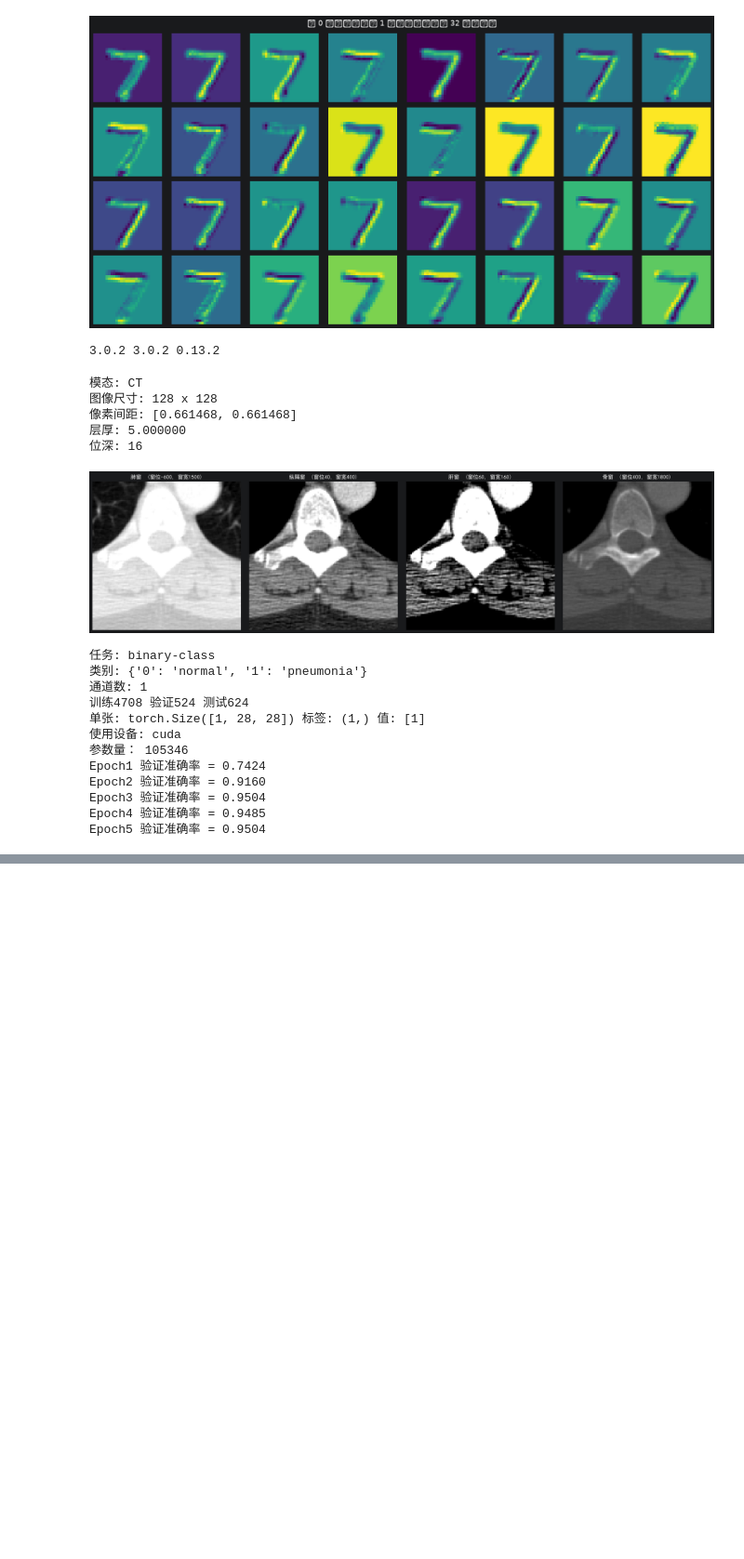
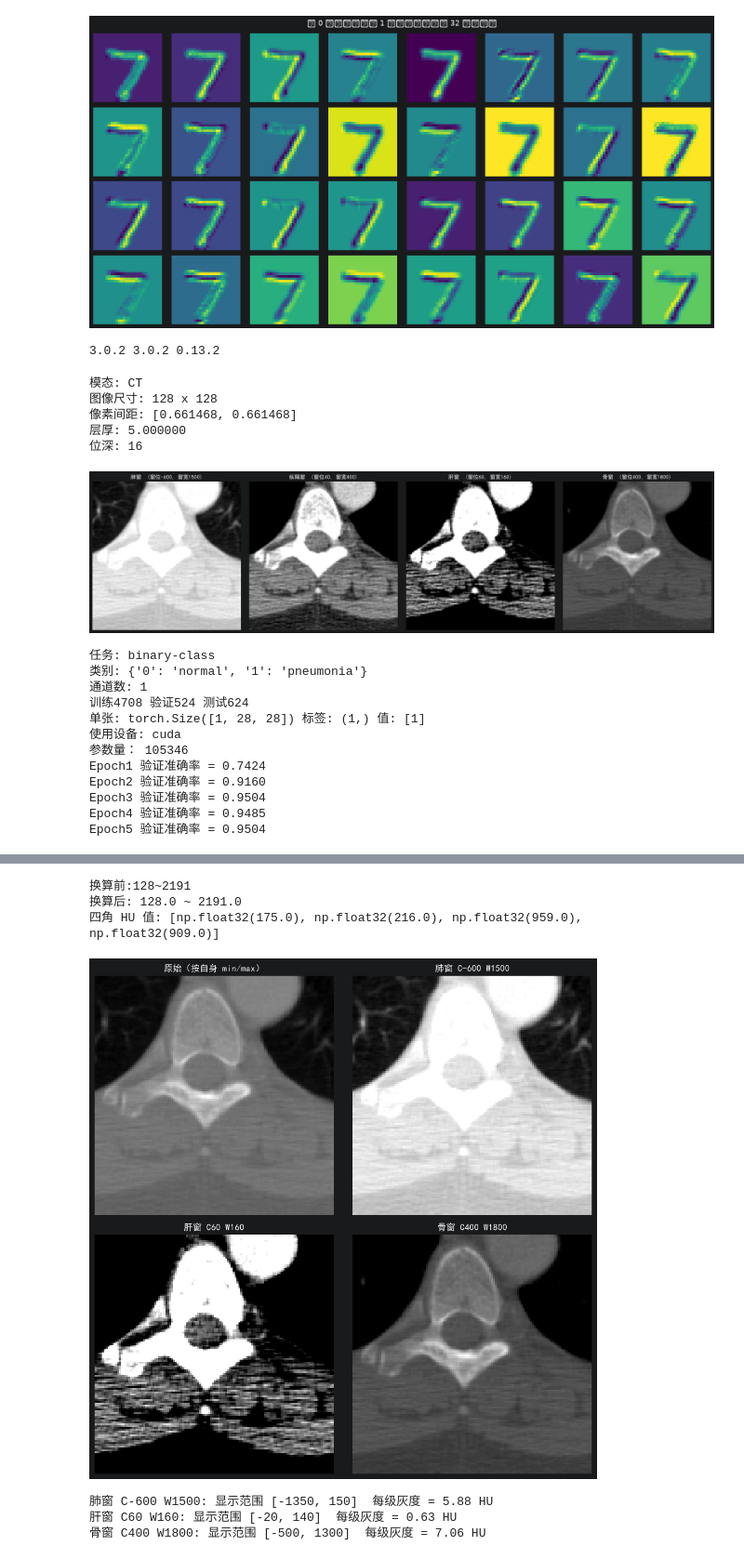
Before and after one commit to xuanyi520/machine-learning-and-deep-learning, a Jupyter notebook: 练习代码/Learn.ipynb, the cells around one changed output, grey strips where cells are left out. Shown at 93% size. Cells and saved outputs as stored; diff of their text form; code cells hidden in the pictures; blank space fills up the shorter version.

```diff
--- a/练习代码/Learn.ipynb
+++ b/练习代码/Learn.ipynb
@@ -1928,0 +1991,80 @@ Epoch5 验证准确率 = 0.9504
+# %%
+import numpy as np
+pixels = ds.pixel_array
+print(f"换算前:{pixels.min()}~{pixels.max()}")
+
+#HU换算
+slope = float(getattr(ds,'RescaleSlope',1))
+intercept = float(getattr(ds,'RescaIntercept',0))
+hu = pixels.astype(np.float32) * slope + intercept
+
+print(f"换算后: {hu.min():.1f} ~ {hu.max():.1f}")
+
+# 验证空气
+# 空气通常在最外层背景，取图像四角看看
+corners = [hu[0,0], hu[0,-1], hu[-1,0], hu[-1,-1]]
+print("四角 HU 值:", corners)
+# 应该接近 -1000（空气），说明换算正确
+# %% [output]
+换算前:128~2191
+换算后: 128.0 ~ 2191.0
+四角 HU 值: [np.float32(175.0), np.float32(216.0), np.float32(959.0), np.float32(909.0)]
+# %%
+# 练习 4-1-C：同一张 CT，四种窗对比（2x2）
+# 这一格是自包含的：apply_window 和 hu 都在里面重新算一遍，
+# 所以就算没跑前面的 cell，单独跑这格也不会 NameError
+
+import numpy as np
+import matplotlib.pyplot as plt
+import pydicom
+from pydicom.data import get_testdata_file
+
+plt.rcParams['font.sans-serif'] = ['SimHei']
+plt.rcParams['axes.unicode_minus'] = False
+
+ds = pydicom.dcmread(get_testdata_file("CT_small.dcm"))
+#存储的原始数据
+pixels = ds.pixel_array
+#斜率
+slope = float(getattr(ds, 'RescaleSlope', 1))
+#截距
+intercept = float(getattr(ds, 'RescaleIntercept', 0))
+hu = pixels.astype(np.float32) * slope + intercept      # 原始值 -> HU
+
+
+def apply_window(img_hu, center, width):
+    low = center - width / 2                            # 窗下沿
+    high = center + width / 2                           # 窗上沿
+    img = np.clip(img_hu, low, high)                    # 窗外压到边界
+    return ((img - low) / (high - low) * 255).astype(np.uint8)   # 窗内铺满 0~255
+
+#panels = ('name', Win),
+panels = [
+    ('原始（按自身 min/max）', None),
+    ('肺窗 C-600 W1500', (-600, 1500)),
+    ('肝窗 C60 W160',    (60,   160)),
+    ('骨窗 C400 W1800',  (400, 1800)),
+]
+#画一个 2×2 的田字格，得到四个画布
+fig, axes = plt.subplots(2, 2, figsize=(10, 10))
+#axes.flat：四个画布本来是 axes[0][0]、axes[0][1]… 这样两层的，.flat把它们排成一队，就是一个挨一个
+#zip：像拉链，把「四个画布」和「四行任务」一对一扣起来。第一轮拿到第 1 个画布 + 第 1 行任务，第二轮拿第 2 个……
+for ax, (name, win) in zip(axes.flat, panels):
+    if win is None:
+        ax.imshow(hu, cmap='gray')                      # 不开窗：按自身最小/最大自动缩放
+    else:
+        ax.imshow(apply_window(hu, *win), cmap='gray')
+    ax.set_title(name)
+    ax.axis('off')
+plt.tight_layout()
+plt.show()
+
+# 窗越窄，每级灰度代表的 HU 越少，软组织层次越清楚
+for name, win in panels[1:]:
+    c, w = win
+    print(f"{name}: 显示范围 [{c-w/2:.0f}, {c+w/2:.0f}]  每级灰度 = {w/255:.2f} HU")
+# %% [output]
+[figure, added]
+肺窗 C-600 W1500: 显示范围 [-1350, 150]  每级灰度 = 5.88 HU
+肝窗 C60 W160: 显示范围 [-20, 140]  每级灰度 = 0.63 HU
+骨窗 C400 W1800: 显示范围 [-500, 1300]  每级灰度 = 7.06 HU
```
Also changed, not shown: parts of 3 cells of this notebook.
